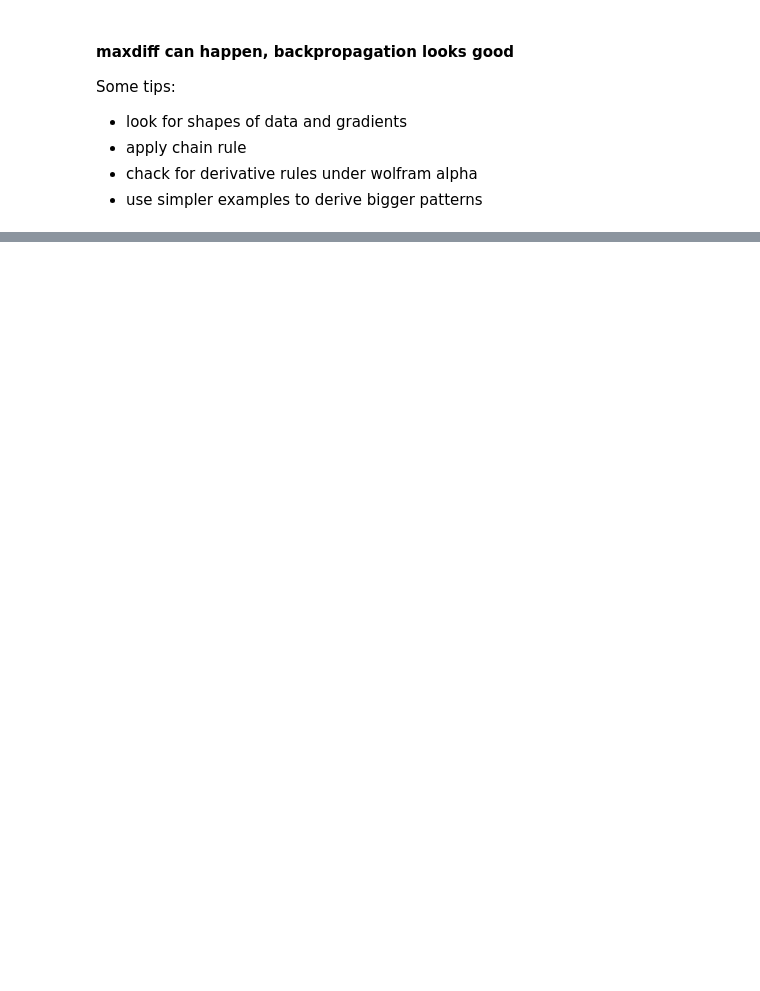
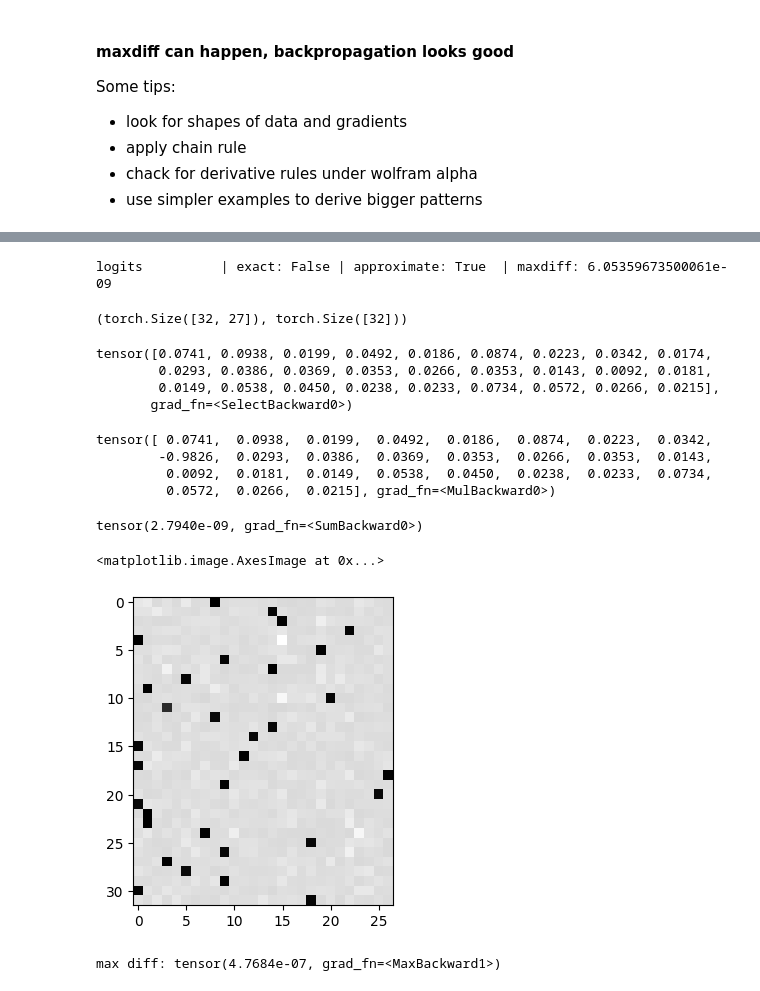
Before and after one commit to emeyva/cs231n-answers, a Jupyter notebook: extra/makemore_pt4.ipynb, the cells around one changed output, grey strips where cells are left out. Cells and saved outputs as stored; diff of their text form; code cells hidden in the pictures; blank space fills up the shorter version.

```diff
--- a/extra/makemore_pt4.ipynb
+++ b/extra/makemore_pt4.ipynb
@@ -302,9 +302,60 @@ print(loss_fast.item(), 'diff:', (loss_fast - loss).item())
 # %%
 # backward pass
 
-# -----------------
-# YOUR CODE HERE :)
-dlogits = None # TODO. my solution is 3 lines
-# -----------------
+dlogits = F.softmax(logits, 1)
+dlogits[range(n), Yb] -= 1
+dlogits /= n
 
-#cmp('logits', dlogits, logits) # I can only get approximate to be true, my maxdiff is 6e-9
+cmp('logits', dlogits, logits) # I can only get approximate to be true, my maxdiff is 6e-9
+# %% [output]
+logits          | exact: False | approximate: True  | maxdiff: 6.05359673500061e-09
+# %%
+logits.shape, Yb.shape
+# %% [output]
+(torch.Size([32, 27]), torch.Size([32]))
+# %%
+F.softmax(logits, 1)[0]
+# %% [output]
+tensor([0.0741, 0.0938, 0.0199, 0.0492, 0.0186, 0.0874, 0.0223, 0.0342, 0.0174,
+        0.0293, 0.0386, 0.0369, 0.0353, 0.0266, 0.0353, 0.0143, 0.0092, 0.0181,
+        0.0149, 0.0538, 0.0450, 0.0238, 0.0233, 0.0734, 0.0572, 0.0266, 0.0215],
+       grad_fn=<SelectBackward0>)
+# %%
+dlogits[0] * n
+# %% [output]
+tensor([ 0.0741,  0.0938,  0.0199,  0.0492,  0.0186,  0.0874,  0.0223,  0.0342,
+        -0.9826,  0.0293,  0.0386,  0.0369,  0.0353,  0.0266,  0.0353,  0.0143,
+         0.0092,  0.0181,  0.0149,  0.0538,  0.0450,  0.0238,  0.0233,  0.0734,
+         0.0572,  0.0266,  0.0215], grad_fn=<MulBackward0>)
+# %%
+dlogits[0].sum()
+# %% [output]
+tensor(2.7940e-09, grad_fn=<SumBackward0>)
+# %%
+plt.figure(figsize=(4, 4))
+plt.imshow(dlogits.detach(), cmap='gray')
+# %% [output]
+<matplotlib.image.AxesImage at 0x...>
+[figure, added]
+# %%
+# Exercise 3: backprop through batchnorm but all in one go
+# to complete this challenge look at the mathematical expression of the output of batchnorm,
+# take the derivative w.r.t. its input, simplify the expression, and just write it out
+# BatchNorm paper: https://arxiv.org/abs/1502.03167
+
+# forward pass
+
+# before:
+# bnmeani = 1/n*hprebn.sum(0, keepdim=True)
+# bndiff = hprebn - bnmeani
+# bndiff2 = bndiff**2
+# bnvar = 1/(n-1)*(bndiff2).sum(0, keepdim=True) # note: Bessel's correction (dividing by n-1, not n)
+# bnvar_inv = (bnvar + 1e-5)**-0.5
+# bnraw = bndiff * bnvar_inv
+# hpreact = bngain * bnraw + bnbias
+
+# now:
+hpreact_fast = bngain * (hprebn - hprebn.mean(0, keepdim=True)) / torch.sqrt(hprebn.var(0, keepdim=True, unbiased=True) + 1e-5) + bnbias
+print('max diff:', (hpreact_fast - hpreact).abs().max())
+# %% [output]
+max diff: tensor(4.7684e-07, grad_fn=<MaxBackward1>)
```
Also changed, not shown: parts of 14 cells of this notebook, 1 other file.
